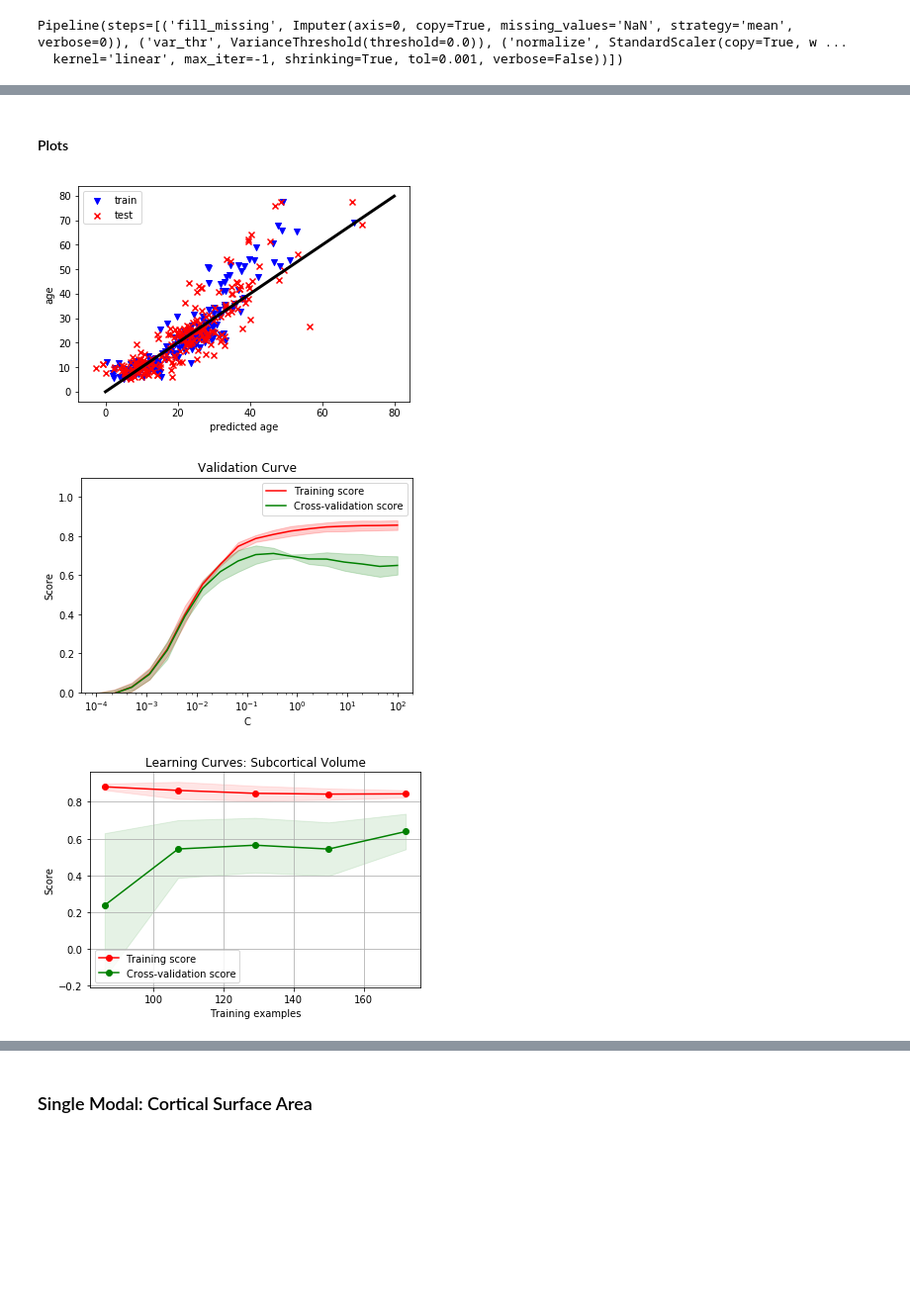
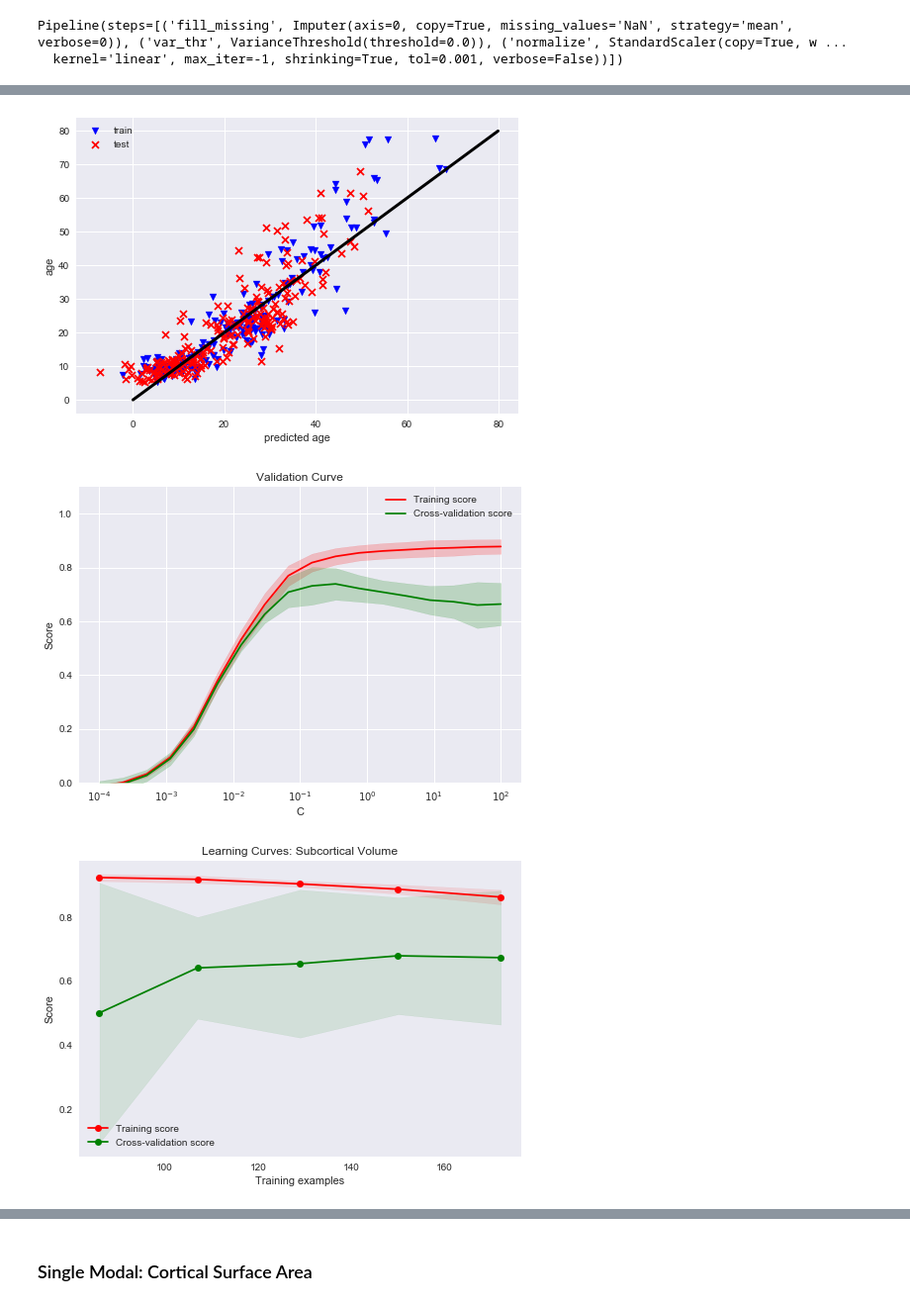
Before and after one commit to niniko1997/NNDSP, a Jupyter notebook: anal/analysis_notebooks/machine_learning.ipynb, the cells around one changed output, grey strips where cells are left out. Shown at 99% size. Saved outputs shown, nothing was run; the diff lists cells and outputs as text; code cells hidden in the pictures; blank space fills up the shorter version.

```diff
--- a/anal/analysis_notebooks/machine_learning.ipynb
+++ b/anal/analysis_notebooks/machine_learning.ipynb
@@ -385,6 +123,6 @@ df_data_ct = get_source_data('thickness', features, df_target)
 # %%
 #split test and train data into equal parts
-X_train_ct, X_test_ct, y_train_ct, y_test_ct, pipe_ct = train_test_pipeline(df_data_ct.iloc[:, :5124], df_data_ct.iloc[:,5125], test_size = 0.5, random_state=666)
+X_train_ct, X_test_ct, y_train_ct, y_test_ct, pipe_ct = train_test_pipeline(df_data_ct.iloc[:, :5124], df_data_ct.iloc[:,5126], test_size = 0.5, random_state=None)
 # fit model
 pipe_ct.fit(X=X_train_ct, y=y_train_ct)
 # %% [output]
@@ -434,2 +158,3 @@ learning_curve_fct(X_train_ct, y_train_ct, 'Thickness', pipe_ct)
 # %%
 df_data_sv = get_source_data('aseg', features, df_target)
+df_data_sv = df_data_sv.sort_values(by='MASKID')
@@ -438,9 +161,9 @@ df_data_sv = get_source_data('aseg', features, df_target)
 # %%
 # Train Test Split
-X_train_sv, X_test_sv, y_train_sv, y_test_sv, pipe_sv = train_test_pipeline(df_data_sv.iloc[:, :66], df_data_sv.iloc[:,67], test_size = 0.5, random_state=666)
+X_train_sv, X_test_sv, y_train_sv, y_test_sv, pipe_sv = train_test_pipeline(df_data_sv.iloc[:, :66], df_data_sv.iloc[:,68], test_size = 0.5, random_state=666, model='yes', model_train=X_train_ct, model_test=X_test_ct)
 
 # fit model
-pipe_sv.fit(X=X_train_sv, y=y_train_sv)
+pipe_sv.fit(X=X_train_sv, y= y_train_sv.as_matrix().ravel())
 # %% [output]
 Pipeline(steps=[('fill_missing', Imputer(axis=0, copy=True, missing_values='NaN', strategy='mean', verbose=0)), ('var_thr', VarianceThreshold(threshold=0.0)), ('normalize', StandardScaler(copy=True, w ...
   kernel='linear', max_iter=-1, shrinking=True, tol=0.001, verbose=False))])
@@ -470,14 +187,8 @@ y_predicted_sv_cv = cross_val_predict(pipe_sv, X_train_sv, y_train_sv)
-# %% [markdown]
-#### Plots
-# %%
-plot_pred(y_predicted_train_sv, y_train_sv, y_predicted_test_sv, y_test_sv)
-# %% [output]
-[figure, removed]
-# %%
-plot_validation_curve(pipe_sv, X_train_sv, y_train_sv)
-# %% [output]
-[figure, removed]
-# %%
-learning_curve_fct(X_train_sv, y_train_sv, 'Subcortical Volume', pipe_sv)
-# %% [output]
-[figure, removed]
+# %%
+plot_pred(y_predicted_train_sv, y_train_sv, y_predicted_test_sv, y_test_sv) # plot predicted age vs age
+plot_validation_curve(pipe_sv, X_train_sv, y_train_sv.as_matrix().ravel()) # plot C versis training and validation scroe
+learning_curve_fct(X_train_sv, y_train_sv.as_matrix().ravel(), 'Subcortical Volume', pipe_sv) # plot number of training examples vs training and validation score
+# %% [output]
+[figure, added]
+[figure, added]
+[figure, added]
```
Also changed, not shown: parts of 242 cells of this notebook, 15 other files.
